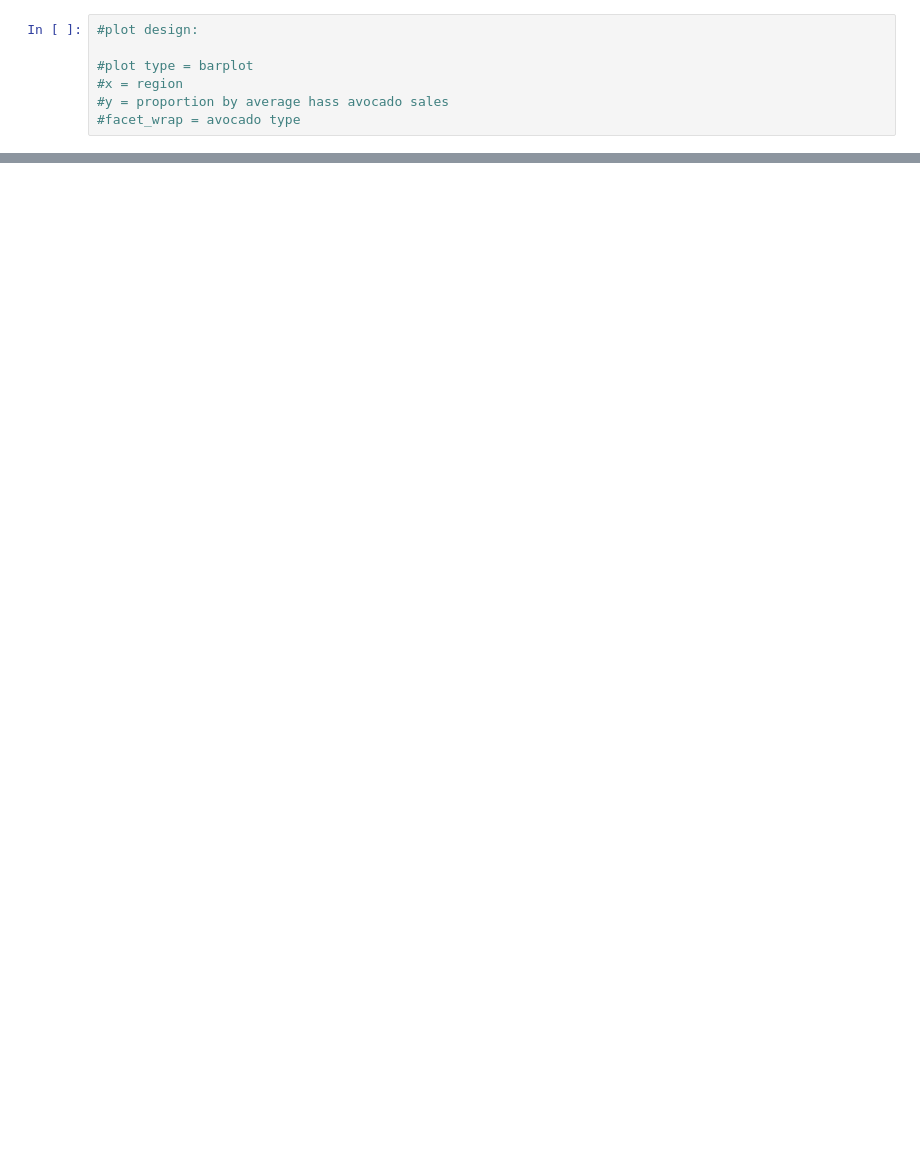
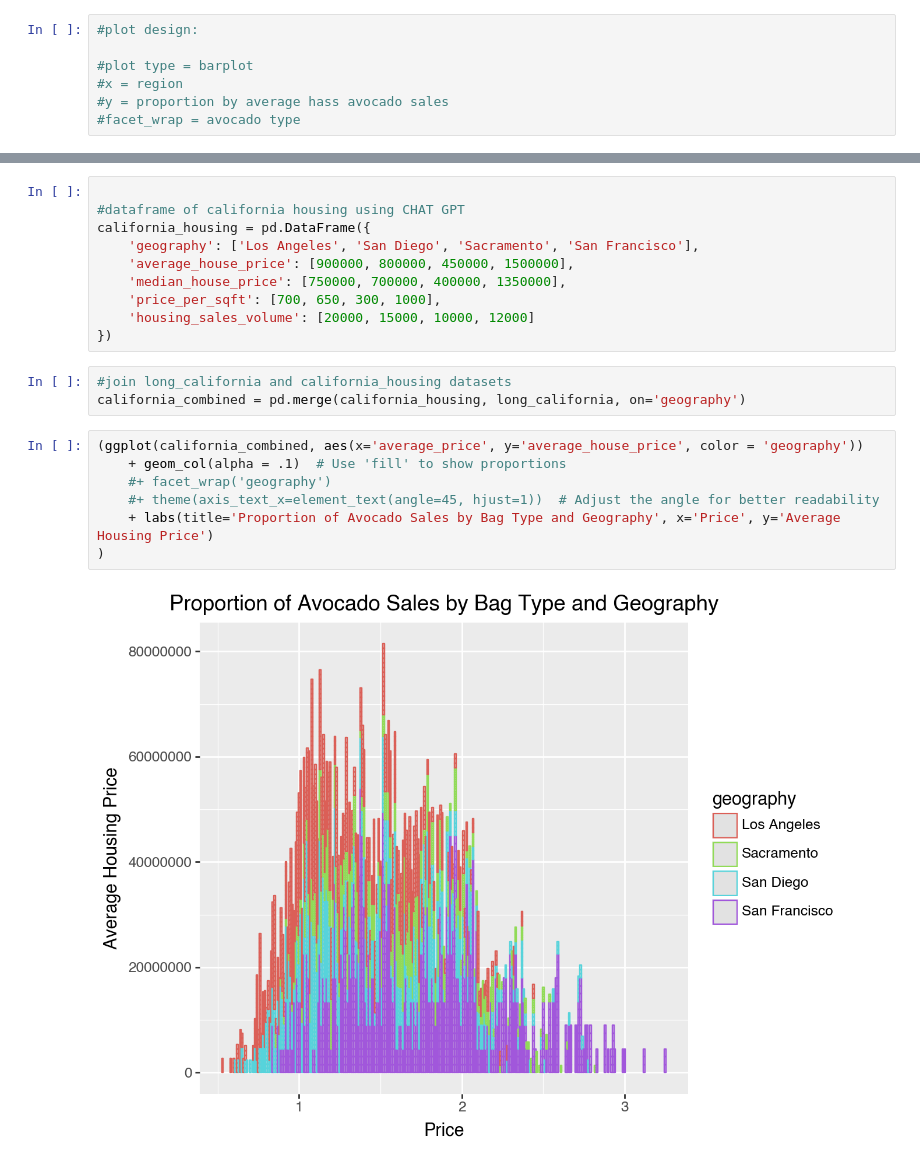
Before and after one commit to BLauf/GSB-544, a Jupyter notebook: labs/lab02/lab_02.ipynb, the cells around one changed output, grey strips where cells are left out. Saved outputs shown, nothing was run; the diff lists cells and outputs as text; blank space fills up the shorter version.

```diff
--- a/labs/lab02/lab_02.ipynb
+++ b/labs/lab02/lab_02.ipynb
@@ -224,0 +234,22 @@ PlotnineError: 'stat_bin() must not be used with a y aesthetic.'
+# %%
+
+#dataframe of california housing using CHAT GPT
+california_housing = pd.DataFrame({
+    'geography': ['Los Angeles', 'San Diego', 'Sacramento', 'San Francisco'],
+    'average_house_price': [900000, 800000, 450000, 1500000],
+    'median_house_price': [750000, 700000, 400000, 1350000],
+    'price_per_sqft': [700, 650, 300, 1000],
+    'housing_sales_volume': [20000, 15000, 10000, 12000]
+})
+# %%
+#join long_california and california_housing datasets
+california_combined = pd.merge(california_housing, long_california, on='geography')
+# %%
+(ggplot(california_combined, aes(x='average_price', y='average_house_price', color = 'geography'))
+    + geom_col(alpha = .1)  # Use 'fill' to show proportions
+    #+ facet_wrap('geography')
+    #+ theme(axis_text_x=element_text(angle=45, hjust=1))  # Adjust the angle for better readability
+    + labs(title='Proportion of Avocado Sales by Bag Type and Geography', x='Price', y='Average Housing Price')
+)
+# %% [output]
+[figure, added]
```
Also changed, not shown: parts of 17 cells of this notebook, 1 other file.
